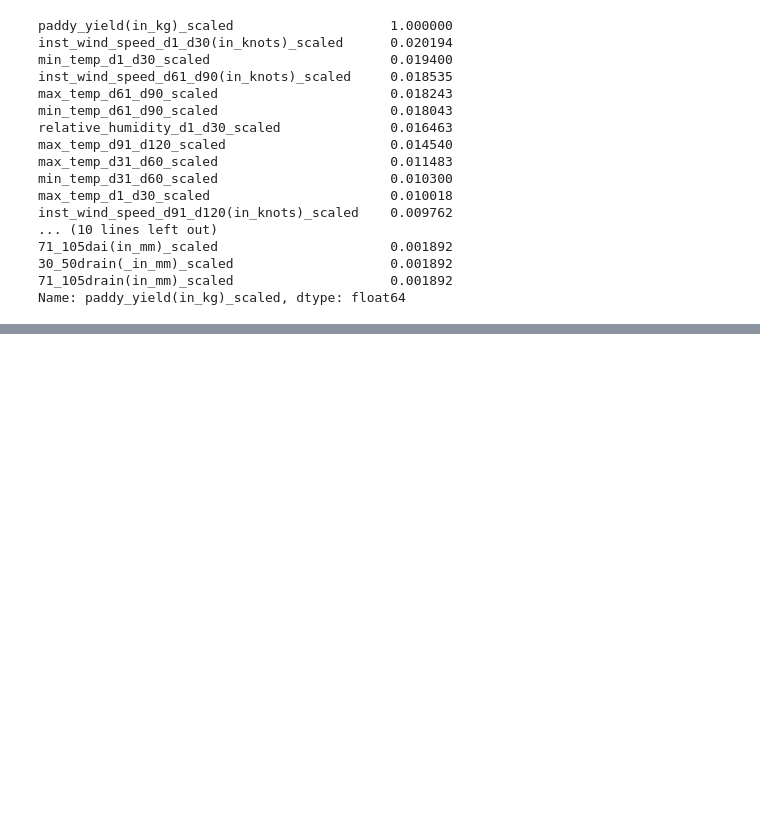
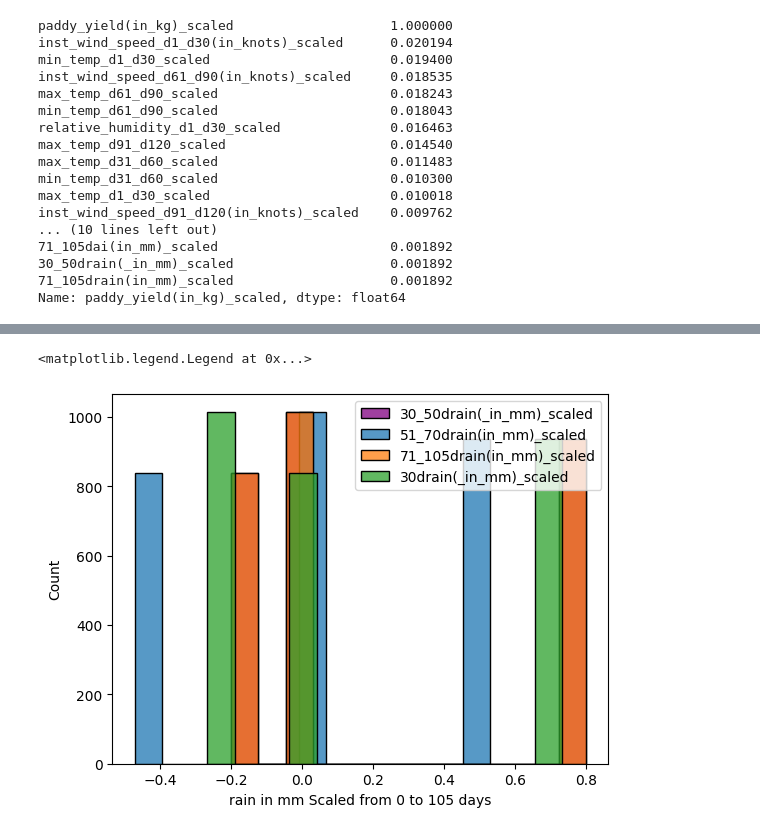
Before and after one commit to BALJAPALLIANSHUL/machine_learning_zoomcamp, a Jupyter notebook: midterm-project/paddy.ipynb, the cells around one changed output, grey strips where cells are left out. Cells and saved outputs as stored; diff of their text form; code cells hidden in the pictures; blank space fills up the shorter version.

```diff
--- a/midterm-project/paddy.ipynb
+++ b/midterm-project/paddy.ipynb
@@ -409,0 +469,11 @@ dtype: int64
+# %%
+# The distribition plots of these collinear features are nearly identical
+sns.histplot(data=df,x='30_50drain(_in_mm)_scaled',label='30_50drain(_in_mm)_scaled',color='purple')
+sns.histplot(data=df,x='51_70drain(in_mm)_scaled',label='51_70drain(in_mm)_scaled')
+sns.histplot(data=df,x='71_105drain(in_mm)_scaled',label='71_105drain(in_mm)_scaled')
+sns.histplot(data=df,x='30drain(_in_mm)_scaled',label='30drain(_in_mm)_scaled')
+plt.xlabel('rain in mm Scaled from 0 to 105 days')
+plt.legend()
+# %% [output]
+<matplotlib.legend.Legend at 0x...>
+[figure, added]
```
Also changed, not shown: parts of 22 cells of this notebook.
